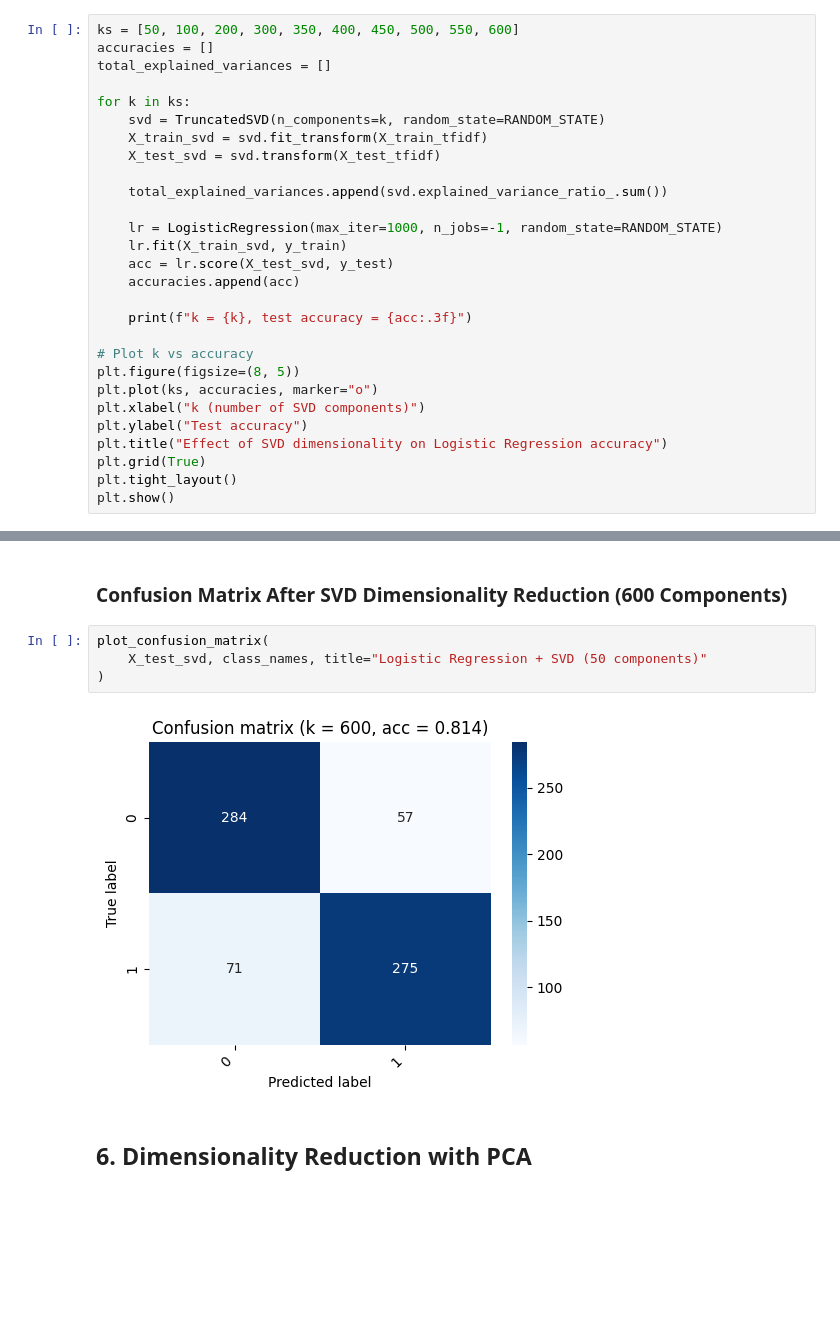
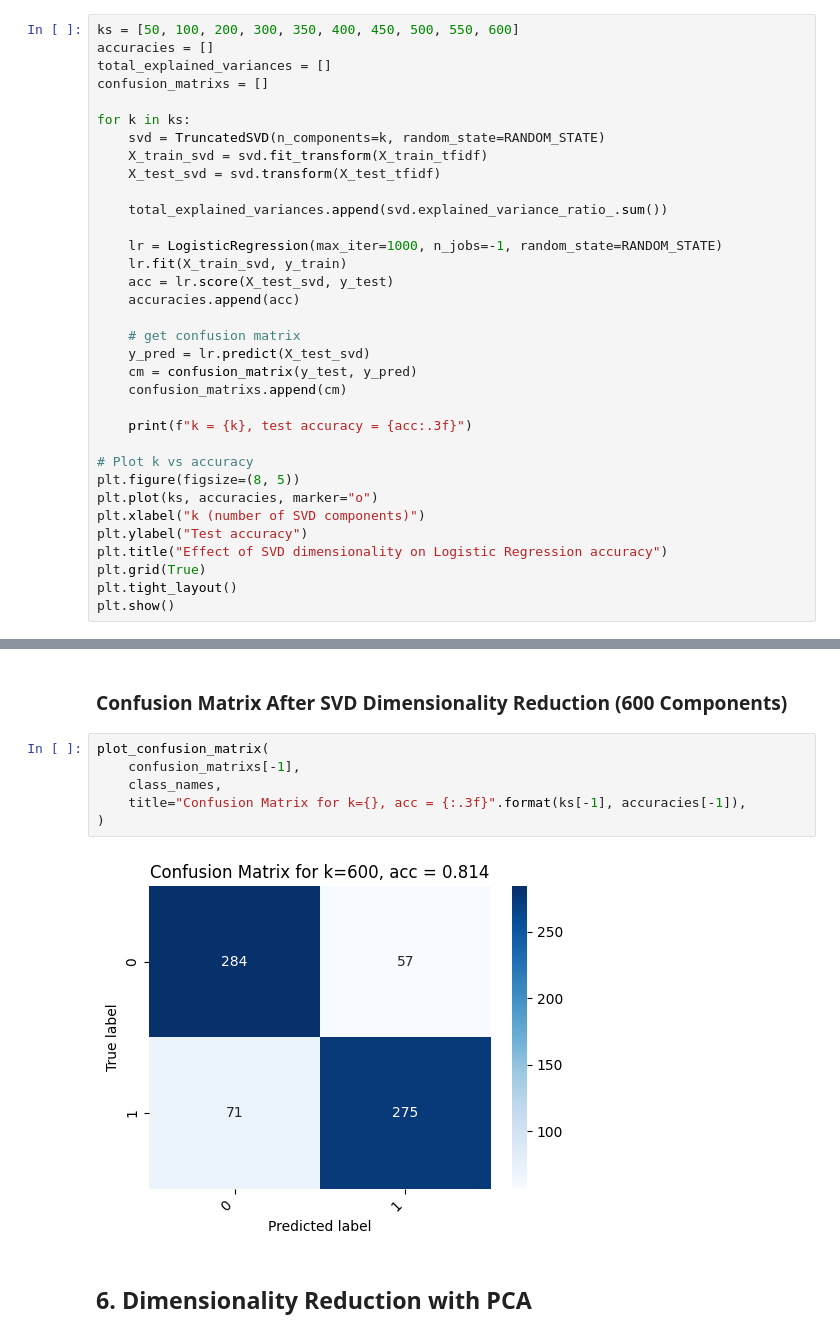
Before and after one commit to Andrew-Silveira-5077086/SentimentLabelledSentences-FinalProject, a Jupyter notebook: GroupProject-Final.ipynb, the cells around one changed output, grey strips where cells are left out. Drawn from its saved outputs; the diff is of its cells as text; blank space fills up the shorter version.

Commit message:
Updated confusion matrix for SVD

```diff
--- a/GroupProject-Final.ipynb
+++ b/GroupProject-Final.ipynb
@@ -500,6 +500,7 @@ We will:
 ks = [50, 100, 200, 300, 350, 400, 450, 500, 550, 600]
 accuracies = []
 total_explained_variances = []
+confusion_matrixs = []
 
 for k in ks:
     svd = TruncatedSVD(n_components=k, random_state=RANDOM_STATE)
@@ -513,6 +514,11 @@ for k in ks:
     acc = lr.score(X_test_svd, y_test)
     accuracies.append(acc)
 
+    # get confusion matrix
+    y_pred = lr.predict(X_test_svd)
+    cm = confusion_matrix(y_test, y_pred)
+    confusion_matrixs.append(cm)
+
     print(f"k = {k}, test accuracy = {acc:.3f}")
 
 # Plot k vs accuracy
@@ -576,10 +581,12 @@ Accuracy increases in parallel with variance retention.
 ### Confusion Matrix After SVD Dimensionality Reduction (600 Components)
 # %%
 plot_confusion_matrix(
-    X_test_svd, class_names, title="Logistic Regression + SVD (50 components)"
+    confusion_matrixs[-1],
+    class_names,
+    title="Confusion Matrix for k={}, acc = {:.3f}".format(ks[-1], accuracies[-1]),
 )
 # %% [output]
-[figure, old version]
+[figure, new version]
 # %% [markdown]
 ## 6. Dimensionality Reduction with PCA
 # %% [markdown]
```
Also changed, not shown: parts of 1 cell of this notebook.
